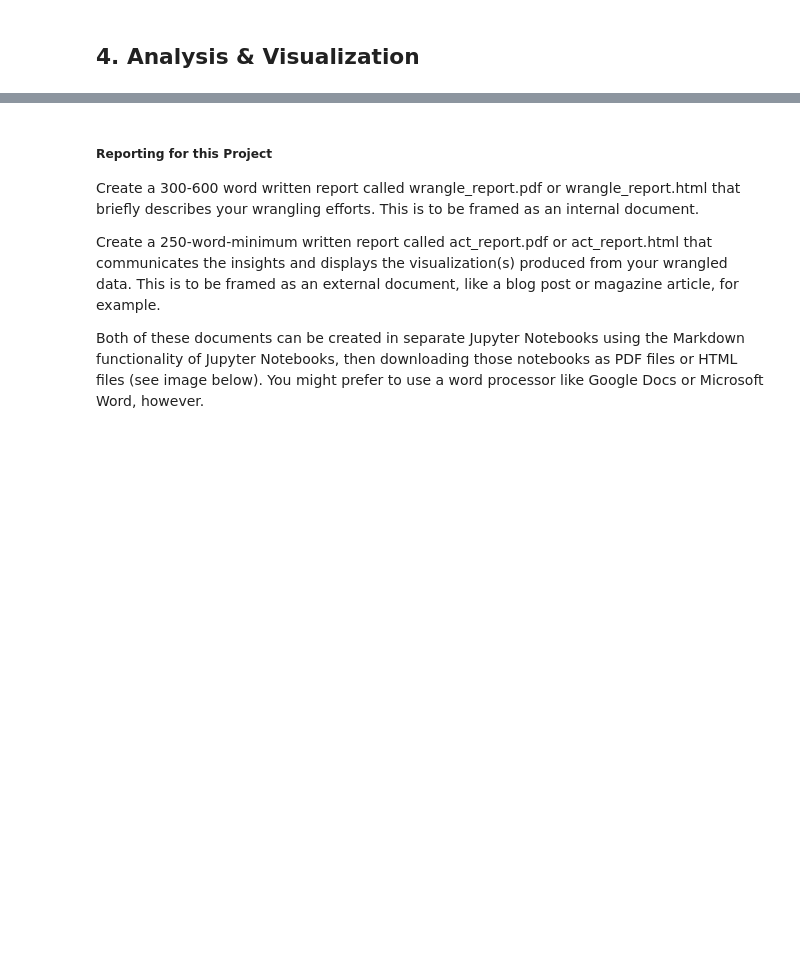
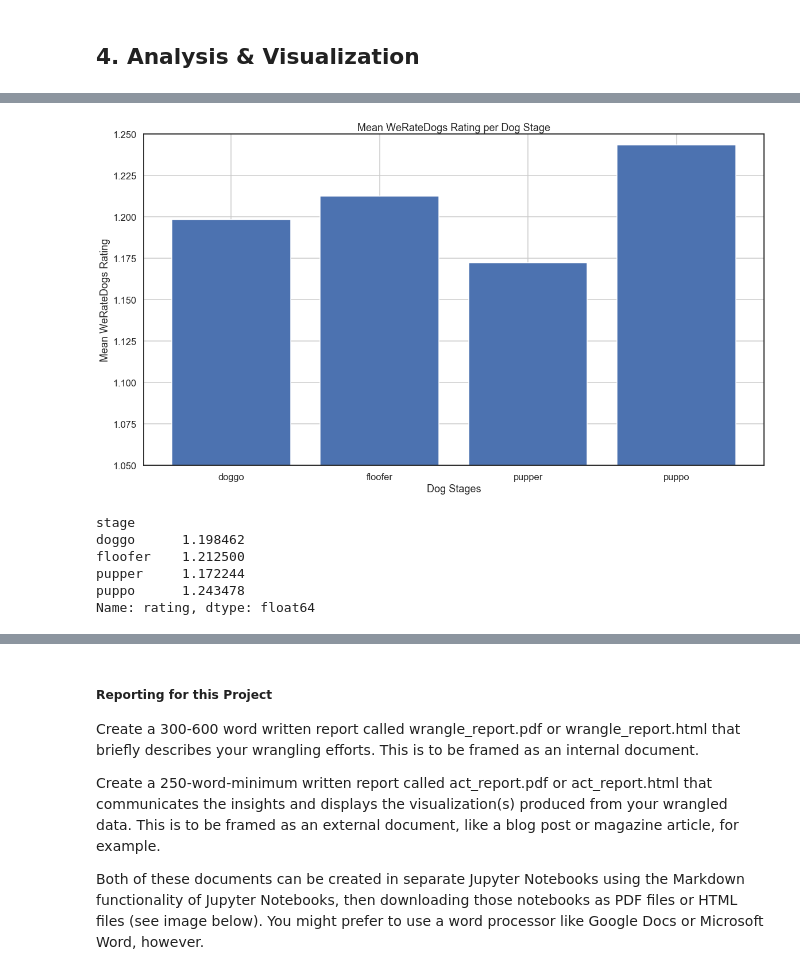
Before and after one commit to LeopoldWalther/DataWrangleAndAnalyze, a Jupyter notebook: wrangle_act.ipynb, the cells around one changed output, grey strips where cells are left out. Drawn from its saved outputs; the diff is of its cells as text; code cells hidden in the pictures; blank space fills up the shorter version.

Commit message:
feat: Add Analysis and Visualization part

```diff
--- a/wrangle_act.ipynb
+++ b/wrangle_act.ipynb
@@ -944,7 +950,7 @@ memory usage: 148.8+ KB
 df_twitter_archive_enhanced_clean['rating'] = df_twitter_archive_enhanced_clean['rating_numerator']/df_twitter_archive_enhanced_clean['rating_denominator']
 # %%
 # Drop outliers
-df_twitter_archive_enhanced_clean = df_twitter_archive_enhanced_clean.query('rating > 1 or rating < 1.4')
+df_twitter_archive_enhanced_clean = df_twitter_archive_enhanced_clean.query('rating > 1 and rating < 1.4')
 # %%
 # Drop columns
 df_twitter_archive_enhanced_clean.drop(['rating_numerator', 'rating_denominator'], axis=1, inplace=True)
@@ -972,0 +978,4 @@ Name: rating, dtype: int64
+# %%
+df_tweet_api_info_clean.retweet_count = df_tweet_api_info_clean.retweet_count.astype(int)
+# %%
+df_tweet_api_info_clean.favorite_count = df_tweet_api_info_clean.favorite_count.astype(int)
@@ -1042,0 +1061,25 @@ Fill introduction part at top
+# %%
+# Set up the matplotlib figure
+fig = plt.figure(figsize=(15,8))
+ax = fig.add_axes([0,0,1,1])
+stages = ['doggo', 'floofer', 'pupper', 'puppo']
+mean_stage_rating = twitter_archive_master.groupby('stage').mean()['rating']
+ax.bar(stages,mean_stage_rating)
+
+ax.set_ylim([1.05,1.25])
+ax.grid()
+plt.xlabel('Dog Stages');
+plt.ylabel('Mean WeRateDogs Rating');
+plt.title('Mean WeRateDogs Rating per Dog Stage');
+plt.show()
+# %% [output]
+[figure, added]
+# %%
+mean_stage_rating
+# %% [output]
+stage
+doggo      1.198462
+floofer    1.212500
+pupper     1.172244
+puppo      1.243478
+Name: rating, dtype: float64
```
Also changed, not shown: parts of 48 cells of this notebook, 1 other file.
